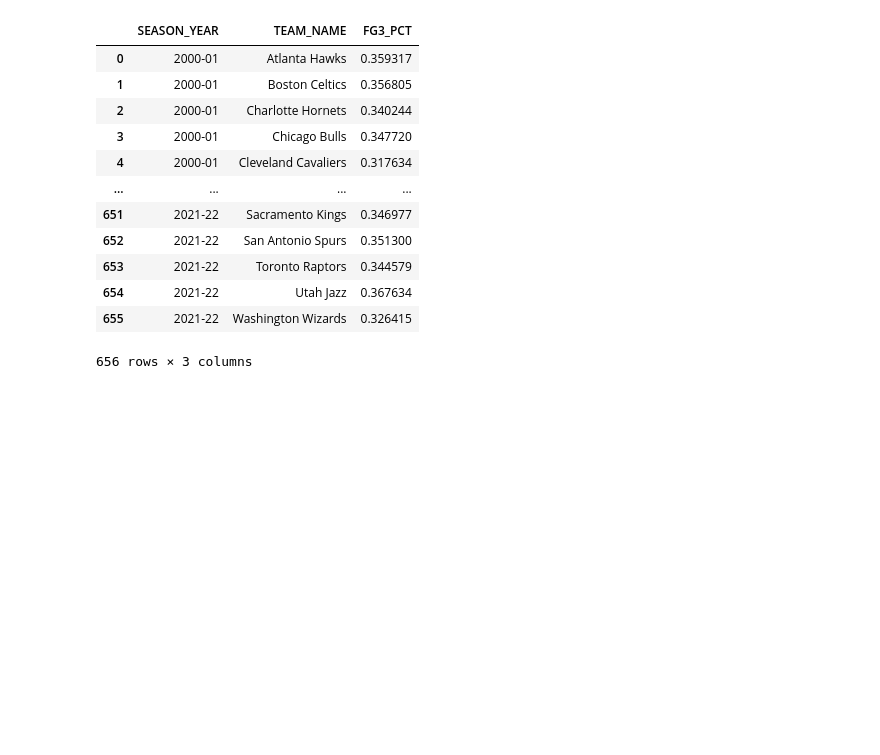
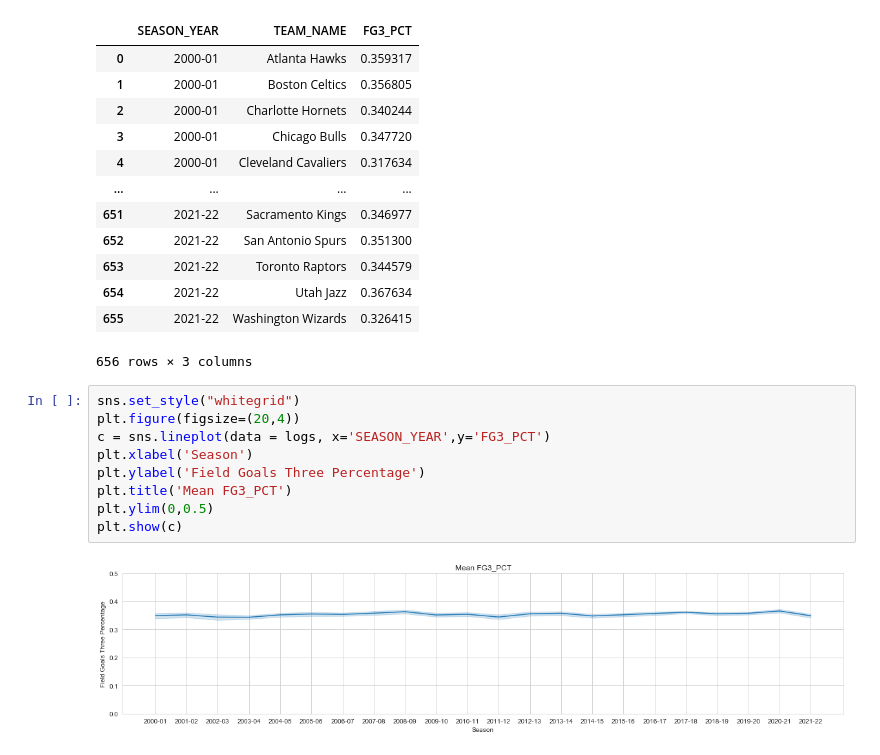
Before and after one commit to raquelcreis/nba_stats, a Jupyter notebook: notebook.ipynb, the cells around one changed output. Cells and saved outputs as stored; diff of their text form; blank space fills up the shorter version.

Commit message:
graph fg3a

```diff
--- a/notebook.ipynb
+++ b/notebook.ipynb
@@ -114,3 +114,14 @@ logs
 | 654 | 2021-22 | Utah Jazz | 0.367634 |
 | 655 | 2021-22 | Washington Wizards | 0.326415 |
 656 rows × 3 columns
+# %%
+sns.set_style("whitegrid")
+plt.figure(figsize=(20,4))
+c = sns.lineplot(data = logs, x='SEASON_YEAR',y='FG3_PCT')
+plt.xlabel('Season')
+plt.ylabel('Field Goals Three Percentage')
+plt.title('Mean FG3_PCT')
+plt.ylim(0,0.5)
+plt.show(c)
+# %% [output]
+[figure, added]
```
Also changed, not shown: parts of 4 cells of this notebook.
